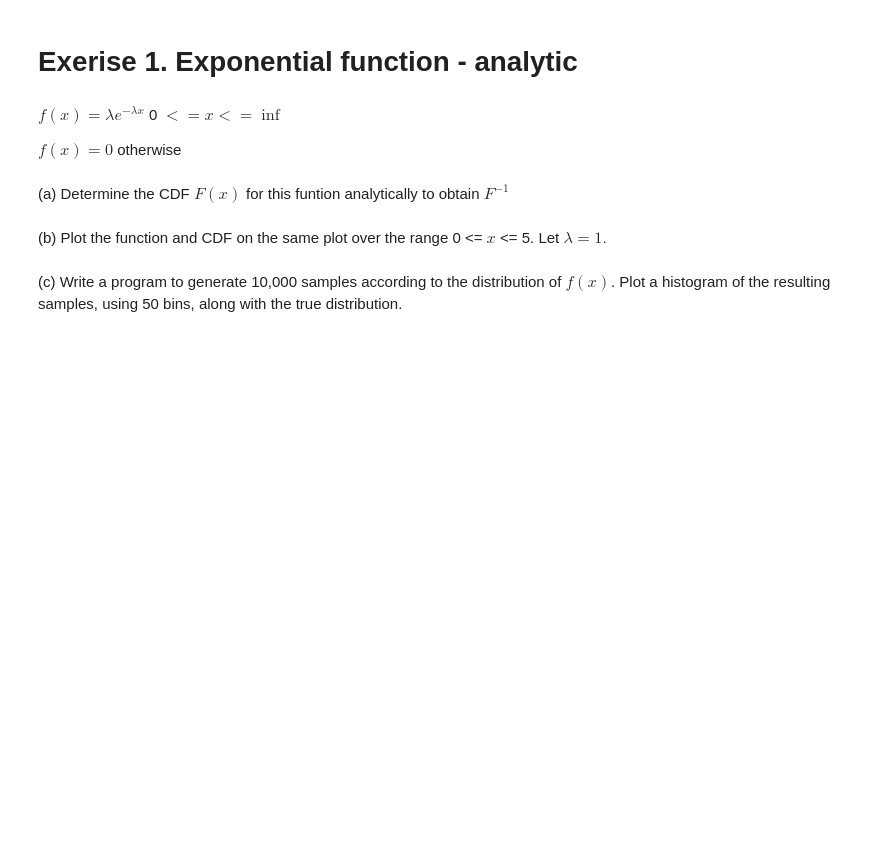
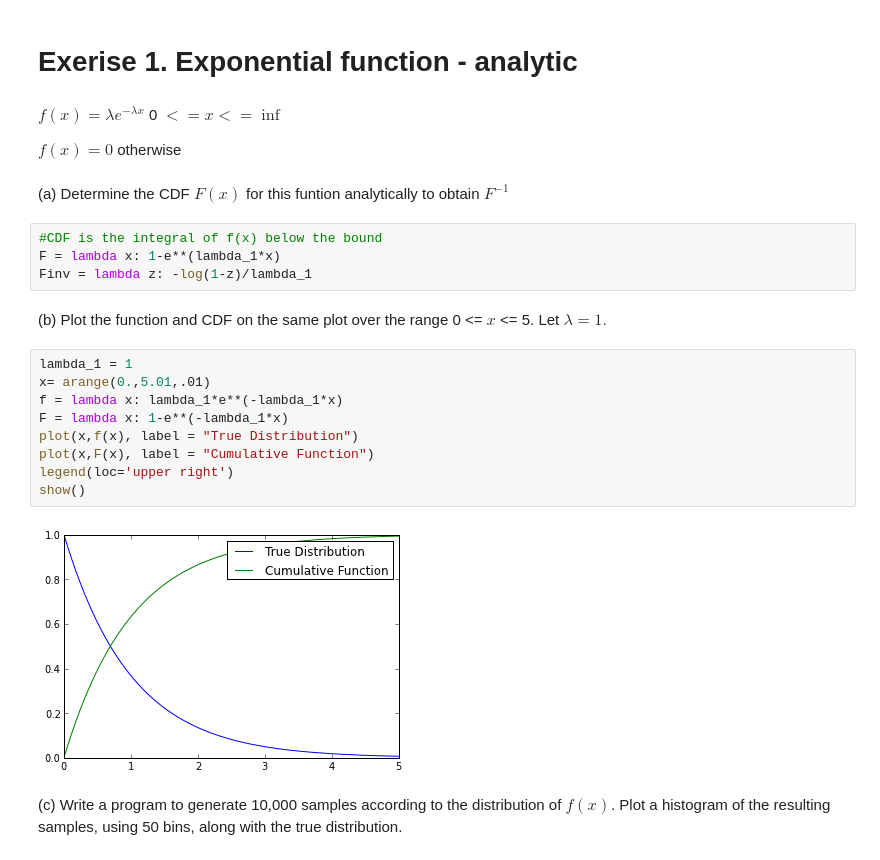
Before and after one commit to psalehsa/PHYS202-S13, a Jupyter notebook: Week8/Week8NotesandExercises.ipynb, the cells around one changed output. Saved outputs shown, nothing was run; the diff lists cells and outputs as text; blank space fills up the shorter version.

```diff
--- a/Week8/Week8NotesandExercises.ipynb
+++ b/Week8/Week8NotesandExercises.ipynb
@@ -128,7 +128,22 @@ $ f(x) = \lambda e^{-\lambda x}$   0 $<= x <= \inf $
 $f(x) = 0 $       otherwise
 # %% [markdown]
 (a) Determine the CDF $F(x)$ for this funtion analytically to obtain $F^{-1}$
+# %%
+#CDF is the integral of f(x) below the bound
+F = lambda x: 1-e**(lambda_1*x)
+Finv = lambda z: -log(1-z)/lambda_1
 # %% [markdown]
 (b) Plot the function and CDF on the same plot over the range 0 <= $x$ <= 5. Let $\lambda = 1.$
+# %%
+lambda_1 = 1
+x= arange(0.,5.01,.01)
+f = lambda x: lambda_1*e**(-lambda_1*x)
+F = lambda x: 1-e**(-lambda_1*x)
+plot(x,f(x), label = "True Distribution")
+plot(x,F(x), label = "Cumulative Function")
+legend(loc='upper right')
+show()
+# %% [output]
+[figure, added]
 # %% [markdown]
 (c) Write a program to generate 10,000 samples according to the distribution of $f(x)$. Plot a histogram of the resulting samples, using 50 bins, along with the true distribution.
```
Also changed, not shown: parts of 1 cell of this notebook.
